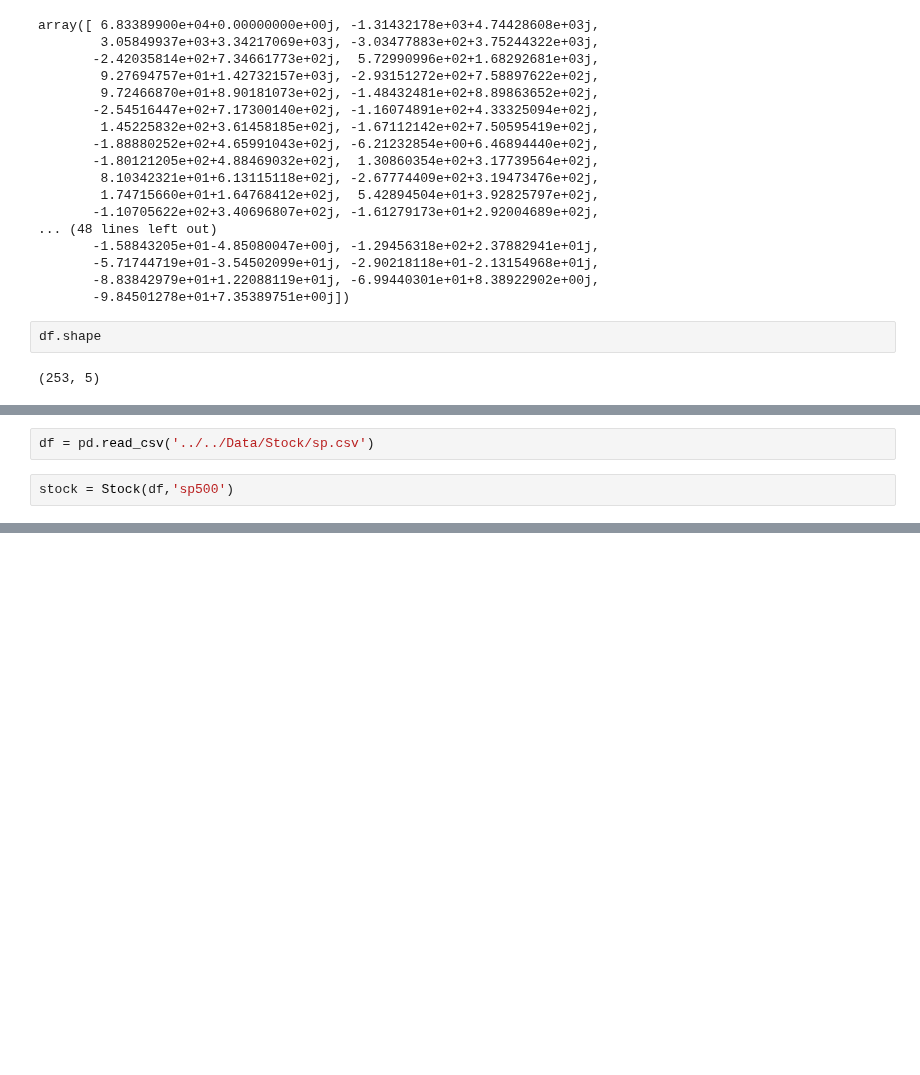
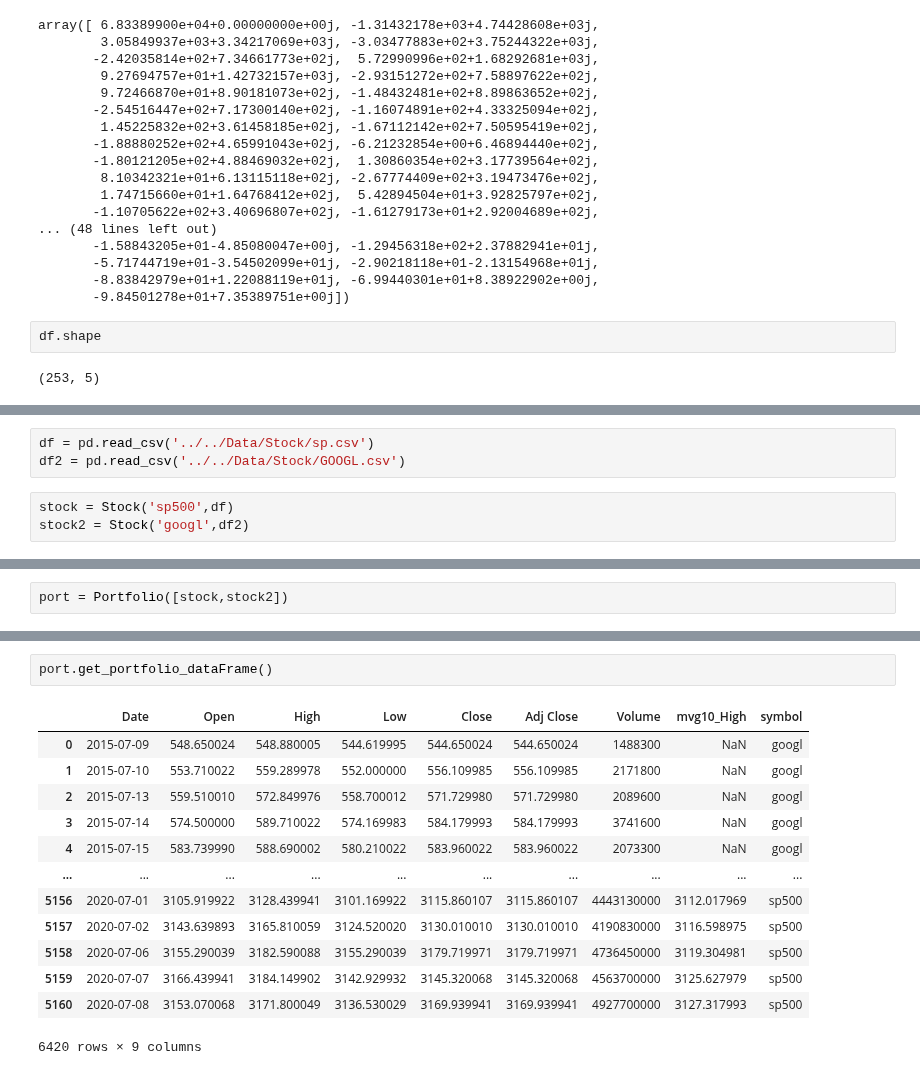
Before and after one commit to allen-chiang/Time-Series-Transformer, a Jupyter notebook: time_series_transform/stock_transform/Test.ipynb, the cells around one changed output, grey strips where cells are left out. Cells and saved outputs as stored; diff of their text form; blank space fills up the shorter version.

Commit message:
portfolio technical indicator

```diff
--- a/time_series_transform/stock_transform/Test.ipynb
+++ b/time_series_transform/stock_transform/Test.ipynb
@@ -248,5 +248,7 @@ from base import Stock
 import pandas as pd
 # %%
 df = pd.read_csv('../../Data/Stock/sp.csv')
+df2 = pd.read_csv('../../Data/Stock/GOOGL.csv')
 # %%
-stock = Stock(df,'sp500')
+stock = Stock('sp500',df)
+stock2 = Stock('googl',df2)
@@ -259,0 +255,2 @@ stock.plot(['Close','mvg600_Close'])
+# %%
+port = Portfolio([stock,stock2])
@@ -259,0 +264,16 @@ stock.plot(['Close','mvg600_Close'])
+# %%
+port.get_portfolio_dataFrame()
+# %% [output]
+|  | Date | Open | High | Low | Close | Adj Close | Volume | mvg10_High | symbol |
+| 0 | 2015-07-09 | 548.650024 | 548.880005 | 544.619995 | 544.650024 | 544.650024 | 1488300 | NaN | googl |
+| 1 | 2015-07-10 | 553.710022 | 559.289978 | 552.000000 | 556.109985 | 556.109985 | 2171800 | NaN | googl |
+| 2 | 2015-07-13 | 559.510010 | 572.849976 | 558.700012 | 571.729980 | 571.729980 | 2089600 | NaN | googl |
+| 3 | 2015-07-14 | 574.500000 | 589.710022 | 574.169983 | 584.179993 | 584.179993 | 3741600 | NaN | googl |
+| 4 | 2015-07-15 | 583.739990 | 588.690002 | 580.210022 | 583.960022 | 583.960022 | 2073300 | NaN | googl |
+| ... | ... | ... | ... | ... | ... | ... | ... | ... | ... |
+| 5156 | 2020-07-01 | 3105.919922 | 3128.439941 | 3101.169922 | 3115.860107 | 3115.860107 | 4443130000 | 3112.017969 | sp500 |
+| 5157 | 2020-07-02 | 3143.639893 | 3165.810059 | 3124.520020 | 3130.010010 | 3130.010010 | 4190830000 | 3116.598975 | sp500 |
+| 5158 | 2020-07-06 | 3155.290039 | 3182.590088 | 3155.290039 | 3179.719971 | 3179.719971 | 4736450000 | 3119.304981 | sp500 |
+| 5159 | 2020-07-07 | 3166.439941 | 3184.149902 | 3142.929932 | 3145.320068 | 3145.320068 | 4563700000 | 3125.627979 | sp500 |
+| 5160 | 2020-07-08 | 3153.070068 | 3171.800049 | 3136.530029 | 3169.939941 | 3169.939941 | 4927700000 | 3127.317993 | sp500 |
+6420 rows × 9 columns
```
Also changed, not shown: parts of 5 cells of this notebook, 1 other file.
